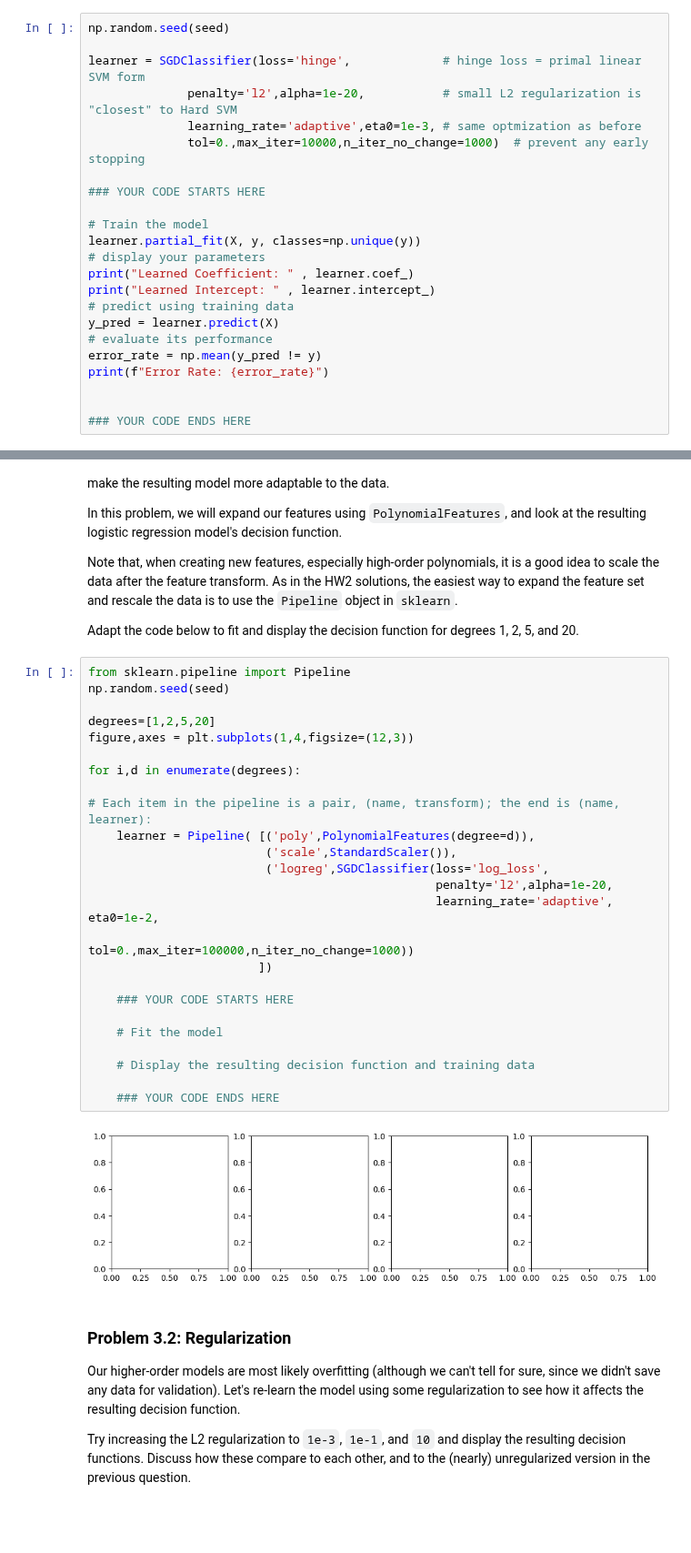
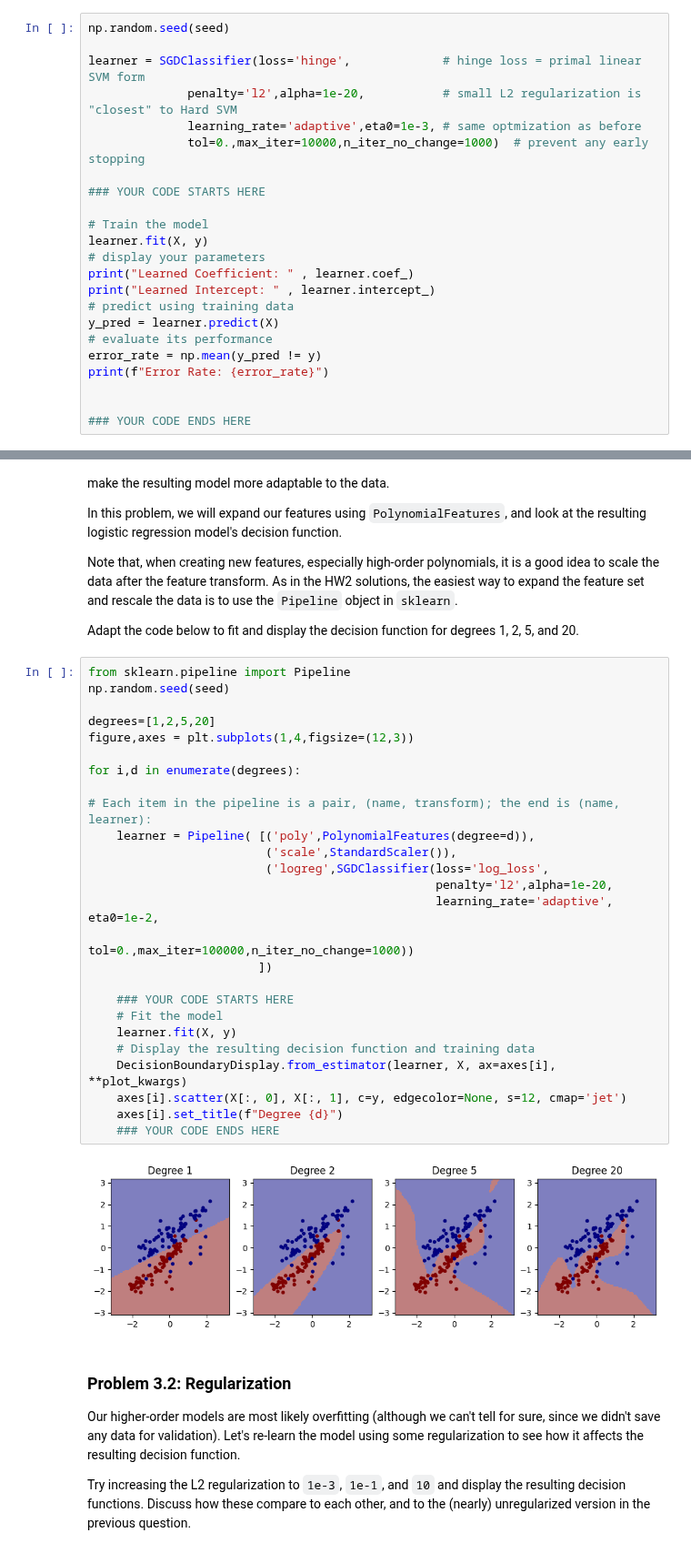
Before and after one commit to SarahAsad23/MachineLearning, a Jupyter notebook: HW3/cs273-hw3.ipynb, the cells around one changed output, grey strips where cells are left out. Shown at 91% size. Saved outputs shown, nothing was run; the diff lists cells and outputs as text; blank space fills up the shorter version.

Commit message:
completed up to prob 3 minus display results and discuss

```diff
--- a/HW3/cs273-hw3.ipynb
+++ b/HW3/cs273-hw3.ipynb
@@ -226,7 +226,7 @@ learner = SGDClassifier(loss='hinge',             # hinge loss = primal linear S
 ### YOUR CODE STARTS HERE
 
 # Train the model
-learner.partial_fit(X, y, classes=np.unique(y))
+learner.fit(X, y)
 # display your parameters
 print("Learned Coefficient: " , learner.coef_)
 print("Learned Intercept: " , learner.intercept_)
@@ -279,30 +319,31 @@ Adapt the code below to fit and display the decision function for degrees 1, 2,
 # %%
 from sklearn.pipeline import Pipeline
 np.random.seed(seed)
 
 degrees=[1,2,5,20]
 figure,axes = plt.subplots(1,4,figsize=(12,3))
 
 for i,d in enumerate(degrees):
 
 # Each item in the pipeline is a pair, (name, transform); the end is (name, learner):
     learner = Pipeline( [('poly',PolynomialFeatures(degree=d)),
                          ('scale',StandardScaler()),
                          ('logreg',SGDClassifier(loss='log_loss',
                                                  penalty='l2',alpha=1e-20,
                                                  learning_rate='adaptive', eta0=1e-2,
                                                  tol=0.,max_iter=100000,n_iter_no_change=1000))
                         ])
 
     ### YOUR CODE STARTS HERE
-
     # Fit the model
-
+    learner.fit(X, y)
     # Display the resulting decision function and training data
-
+    DecisionBoundaryDisplay.from_estimator(learner, X, ax=axes[i], **plot_kwargs)
+    axes[i].scatter(X[:, 0], X[:, 1], c=y, edgecolor=None, s=12, cmap='jet')
+    axes[i].set_title(f"Degree {d}")
     ### YOUR CODE ENDS HERE
 # %% [output]
-[figure, old version]
+[figure, new version]
 # %% [markdown]
 ### Problem 3.2: Regularization
 
```
Also changed, not shown: parts of 4 cells of this notebook.
